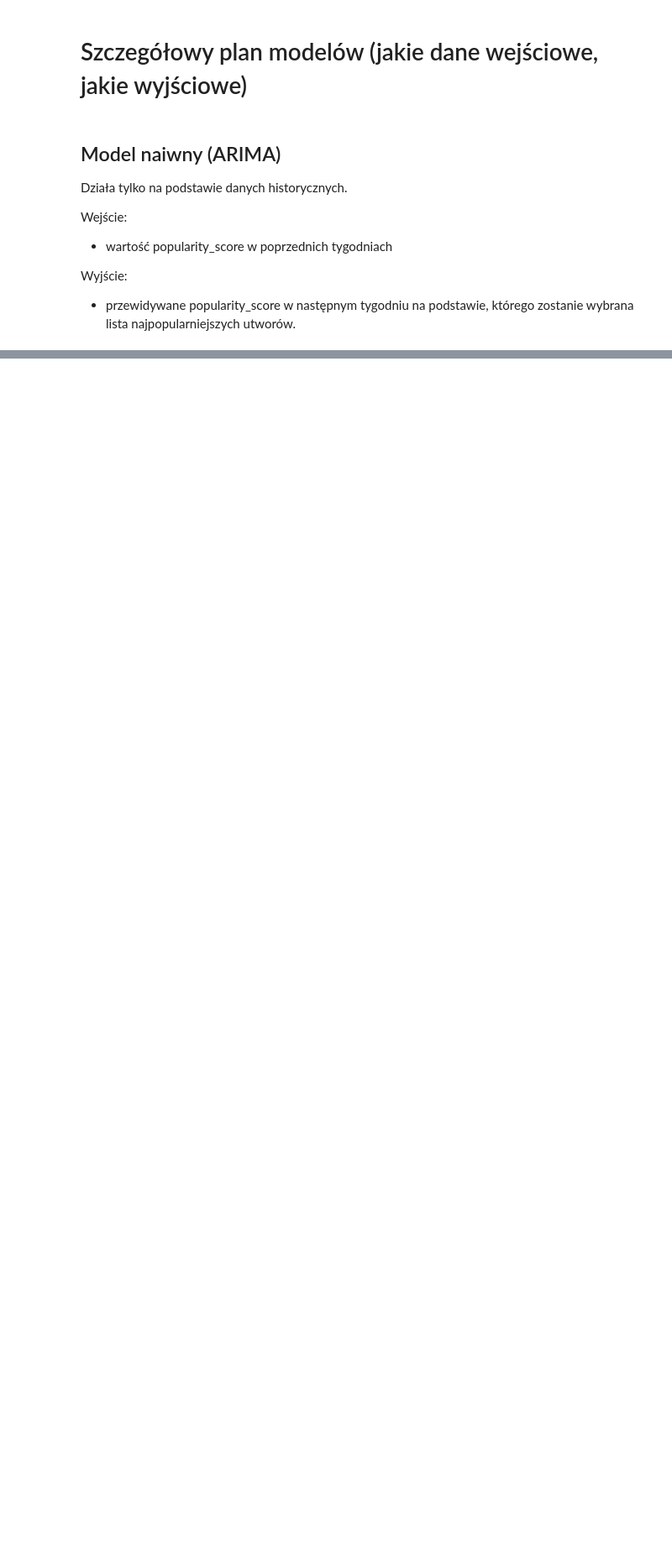
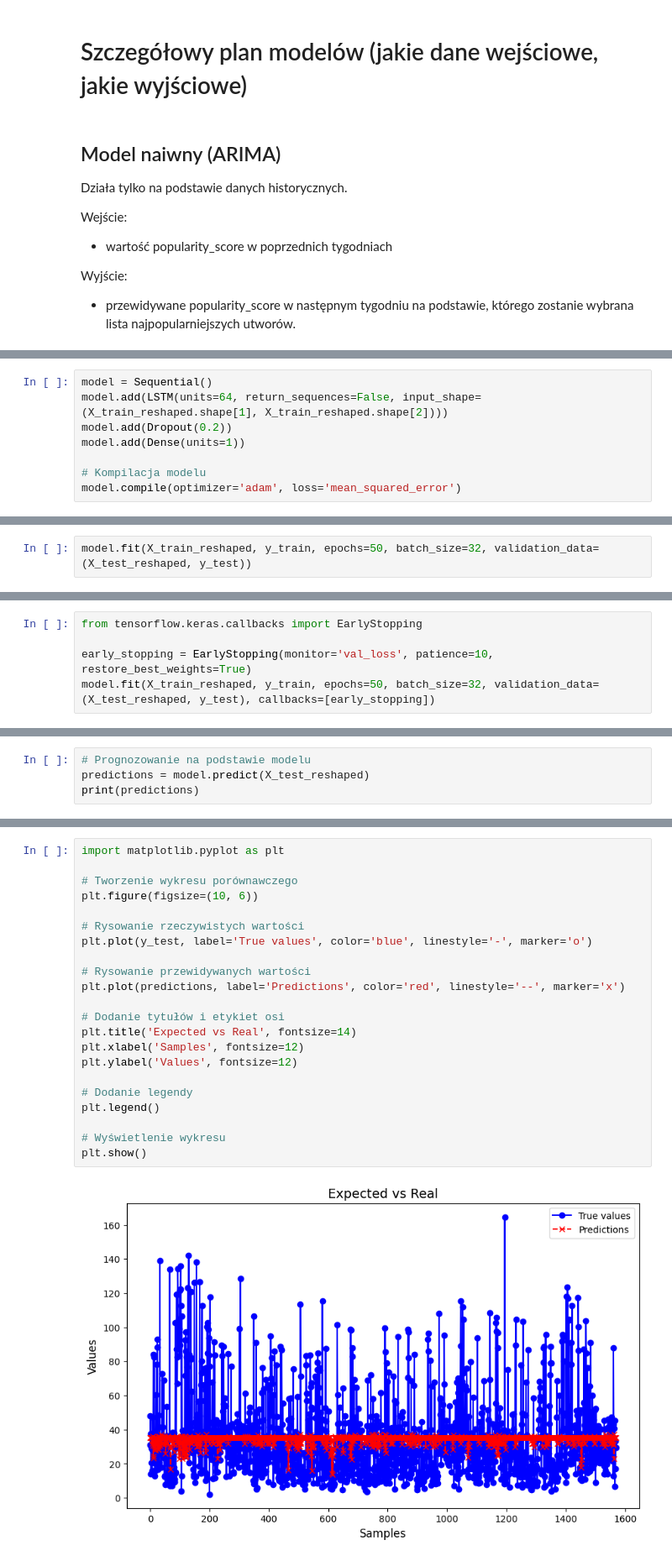
Before and after one commit to dominikaferfecka/TrendingSongForecast, a Jupyter notebook: IUM_etap2.ipynb, the cells around one changed output, grey strips where cells are left out. Shown at 84% size. Saved outputs shown, nothing was run; the diff lists cells and outputs as text; blank space fills up the shorter version.

Commit message:
[feat] add init version of advanced model

```diff
--- a/IUM_etap2.ipynb
+++ b/IUM_etap2.ipynb
@@ -835,0 +1028,8 @@ Wyjście:
+# %%
+model = Sequential()
+model.add(LSTM(units=64, return_sequences=False, input_shape=(X_train_reshaped.shape[1], X_train_reshaped.shape[2])))
+model.add(Dropout(0.2))
+model.add(Dense(units=1))
+
+# Kompilacja modelu
+model.compile(optimizer='adam', loss='mean_squared_error')
@@ -835,0 +1038,2 @@ Wyjście:
+# %%
+model.fit(X_train_reshaped, y_train, epochs=50, batch_size=32, validation_data=(X_test_reshaped, y_test))
@@ -835,0 +1059,5 @@ Wyjście:
+# %%
+from tensorflow.keras.callbacks import EarlyStopping
+
+early_stopping = EarlyStopping(monitor='val_loss', patience=10, restore_best_weights=True)
+model.fit(X_train_reshaped, y_train, epochs=50, batch_size=32, validation_data=(X_test_reshaped, y_test), callbacks=[early_stopping])
@@ -835,0 +1094,4 @@ Wyjście:
+# %%
+# Prognozowanie na podstawie modelu
+predictions = model.predict(X_test_reshaped)
+print(predictions)
@@ -835,0 +1117,24 @@ Wyjście:
+# %%
+import matplotlib.pyplot as plt
+
+# Tworzenie wykresu porównawczego
+plt.figure(figsize=(10, 6))
+
+# Rysowanie rzeczywistych wartości
+plt.plot(y_test, label='True values', color='blue', linestyle='-', marker='o')
+
+# Rysowanie przewidywanych wartości
+plt.plot(predictions, label='Predictions', color='red', linestyle='--', marker='x')
+
+# Dodanie tytułów i etykiet osi
+plt.title('Expected vs Real', fontsize=14)
+plt.xlabel('Samples', fontsize=12)
+plt.ylabel('Values', fontsize=12)
+
+# Dodanie legendy
+plt.legend()
+
+# Wyświetlenie wykresu
+plt.show()
+# %% [output]
+[figure, added]
```
Also changed, not shown: parts of 39 cells of this notebook.
